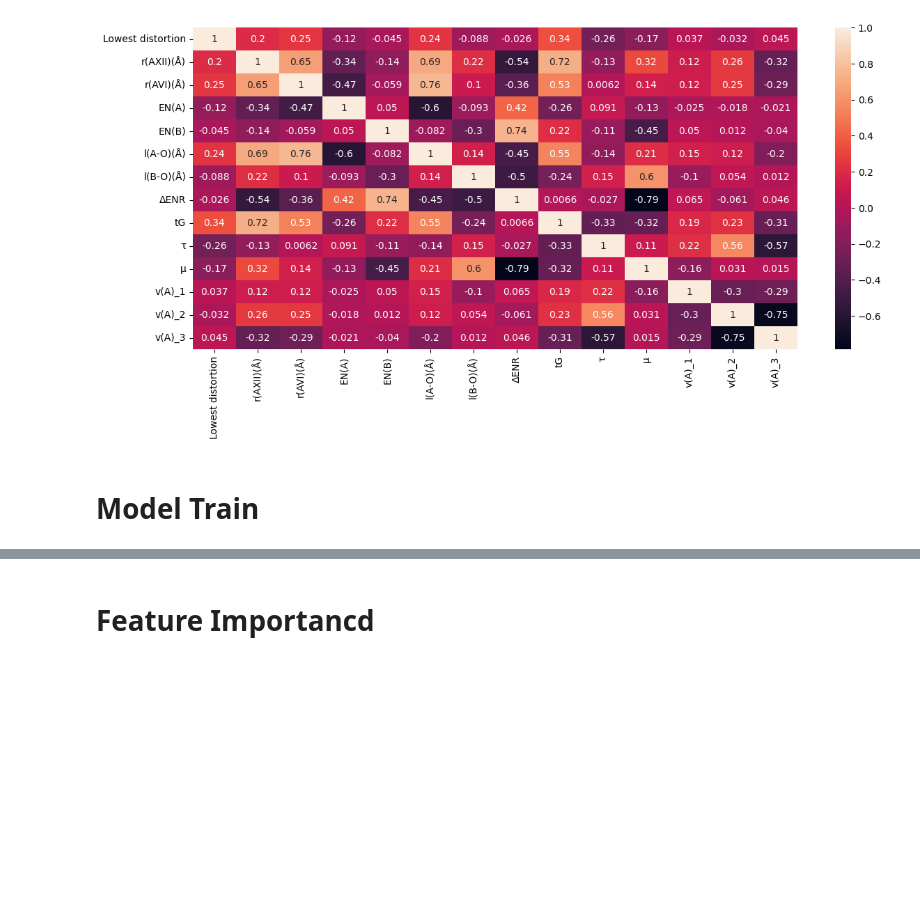
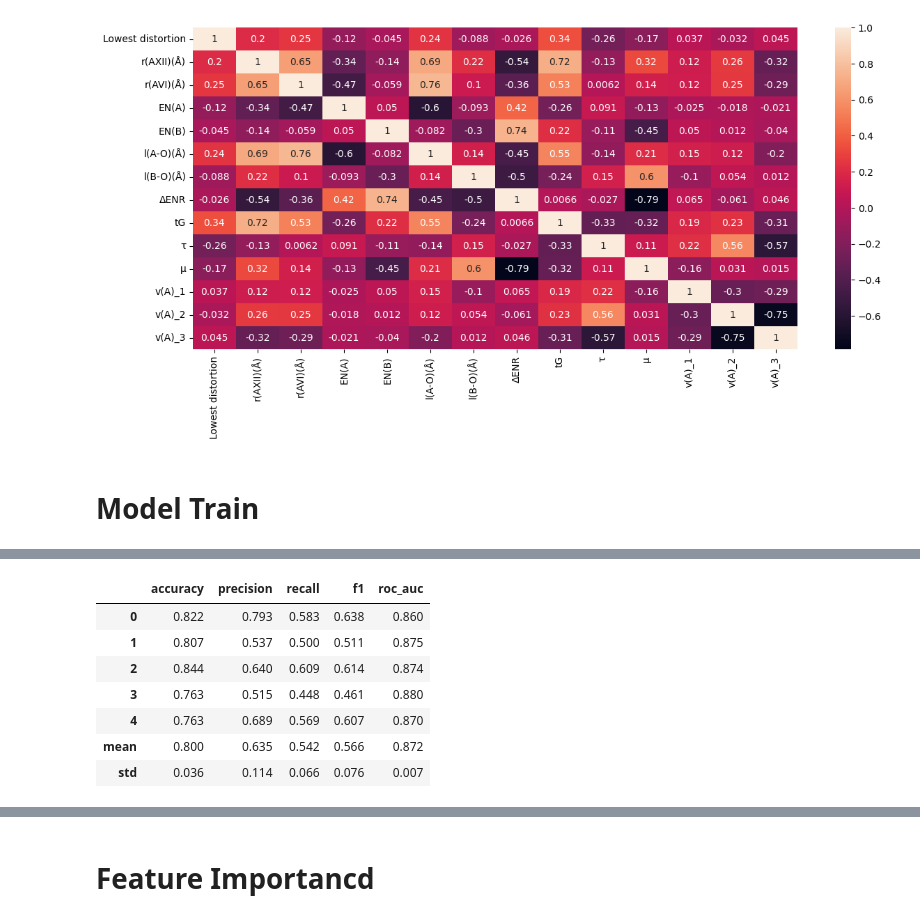
Before and after one commit to omarfarukof/ABO3_Perovskites_Classification, a Jupyter notebook: Notebook/model.ipynb, the cells around one changed output, grey strips where cells are left out. Saved outputs shown, nothing was run; the diff lists cells and outputs as text; code cells hidden in the pictures; blank space fills up the shorter version.

```diff
--- a/Notebook/model.ipynb
+++ b/Notebook/model.ipynb
@@ -351,0 +338,77 @@ scores_cv:np.array = pd.DataFrame(result)['test_score'].values
+# %%
+
+
+# Initialize components
+sk = StratifiedKFold(n_splits=5, shuffle=True, random_state=100)
+scores = []
+report_dict = []
+lgb_model = LGBMClassifier()  # Your actual model parameters here
+
+# Convert DataFrame to numpy arrays if using pandas
+X_np = X.values  # or X.to_numpy()
+y_np = y.values  # or y.to_numpy()
+
+# Initialize metric storage
+metrics = {
+    'accuracy': [],
+    'precision': [],
+    'recall': [],
+    'f1': [],
+    'roc_auc': []
+}
+
+
+_columns = X.columns
+print(_columns)
+for train_idx, test_idx in sk.split(X_np, y_np):
+    # Split data
+    X_train, X_test = X_np[train_idx], X_np[test_idx]
+    y_train, y_test = y_np[train_idx], y_np[test_idx]
+
+    # Feature scaling
+    scaler = StandardScaler()
+    X_train_scaled = scaler.fit_transform(X_train)
+    X_test_scaled = scaler.transform(X_test)
+
+    # Handle class imbalance
+    ros = RandomOverSampler(random_state=42)
+    X_res, y_res = ros.fit_resample(X_train_scaled, y_train)
+
+    # Train model
+    fold_model = clone(lgb_model)  # Fresh model instance for each fold
+    X_res = pd.DataFrame(X_res, columns=_columns)
+    fold_model.fit(X_res, y_res)
+
+    # Evaluate
+    X_test_scaled = pd.DataFrame(X_test_scaled, columns=_columns)
+    scores.append(fold_model.score(X_test_scaled, y_test))
+
+    # Prediction
+    y_pred = fold_model.predict(X_test_scaled)
+    y_proba = fold_model.predict_proba(X_test_scaled)
+
+    # Calculate metrics
+    metrics['accuracy'].append(accuracy_score(y_test, y_pred))
+    metrics['precision'].append(precision_score(y_test, y_pred, average='macro'))
+    metrics['recall'].append(recall_score(y_test, y_pred, average='macro'))
+    metrics['f1'].append(f1_score(y_test, y_pred, average='macro'))
+
+    # ROC AUC (needs probability estimates)
+    if len(np.unique(y)) == 2:  # Binary case
+        metrics['roc_auc'].append(roc_auc_score(y_test, y_proba[:, 1]))
+    else:  # Multiclass case
+        metrics['roc_auc'].append(roc_auc_score(y_test, y_proba, multi_class='ovr'))
+
+# Create results DataFrame
+results_df = pd.DataFrame(metrics)
+mean_metrics = results_df.mean().rename('mean')
+std_metrics = results_df.std().rename('std')
+final_report = pd.concat([results_df, mean_metrics.to_frame().T, std_metrics.to_frame().T])
+
+print("Cross-validation metrics:")
+final_report.round(3)
+
+# scores_cv = np.array(scores)
+# print(f"Cross-validation scores: {scores_cv}")
+# print(f"Mean accuracy: {scores_cv.mean():.3f} ± {scores_cv.std():.3f}")
+# %% [output]
@@ -352 +432,9 @@ scores_cv:np.array = pd.DataFrame(result)['test_score'].values
+|  | accuracy | precision | recall | f1 | roc_auc |
+| 0 | 0.822 | 0.793 | 0.583 | 0.638 | 0.860 |
+| 1 | 0.807 | 0.537 | 0.500 | 0.511 | 0.875 |
+| 2 | 0.844 | 0.640 | 0.609 | 0.614 | 0.874 |
+| 3 | 0.763 | 0.515 | 0.448 | 0.461 | 0.880 |
+| 4 | 0.763 | 0.689 | 0.569 | 0.607 | 0.870 |
+| mean | 0.800 | 0.635 | 0.542 | 0.566 | 0.872 |
+| std | 0.036 | 0.114 | 0.066 | 0.076 | 0.007 |
 # %%
```
Also changed, not shown: parts of 15 cells of this notebook, 5 other files.
